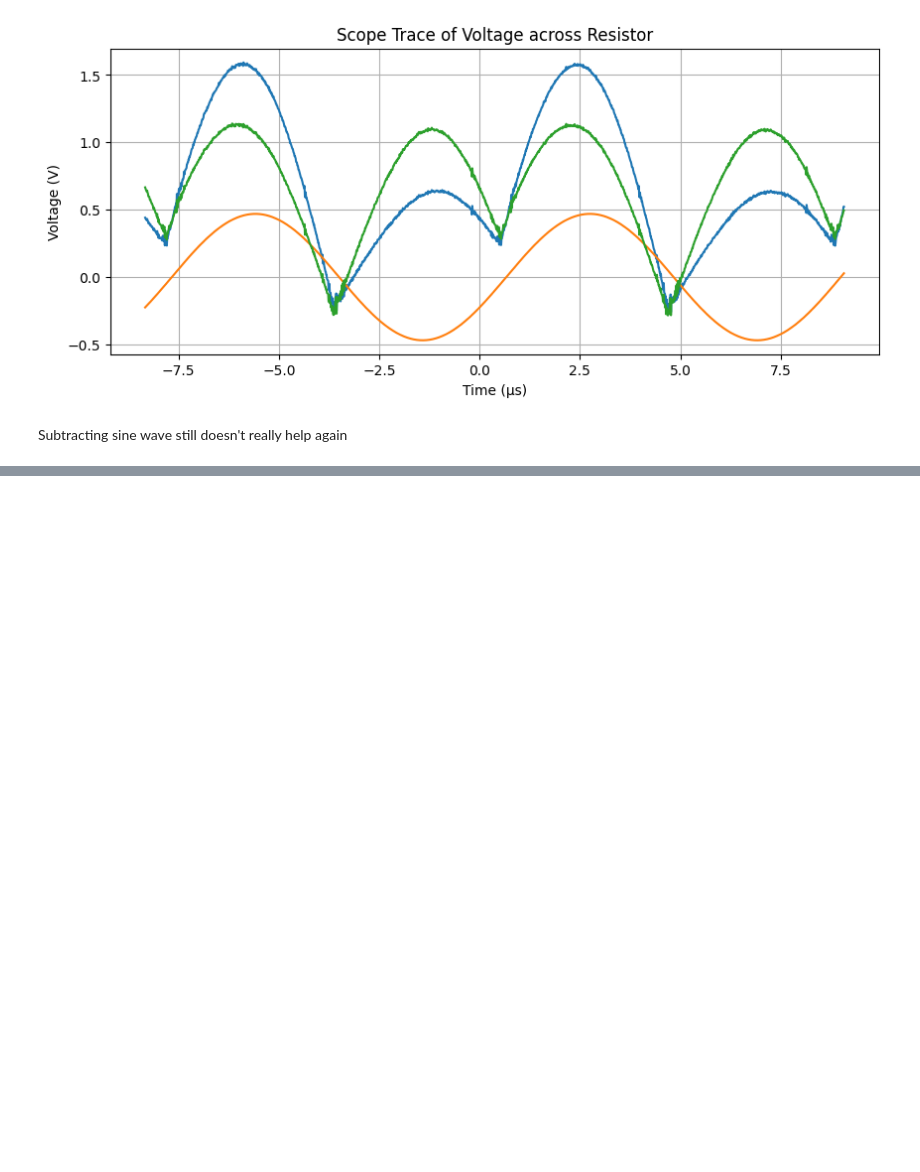
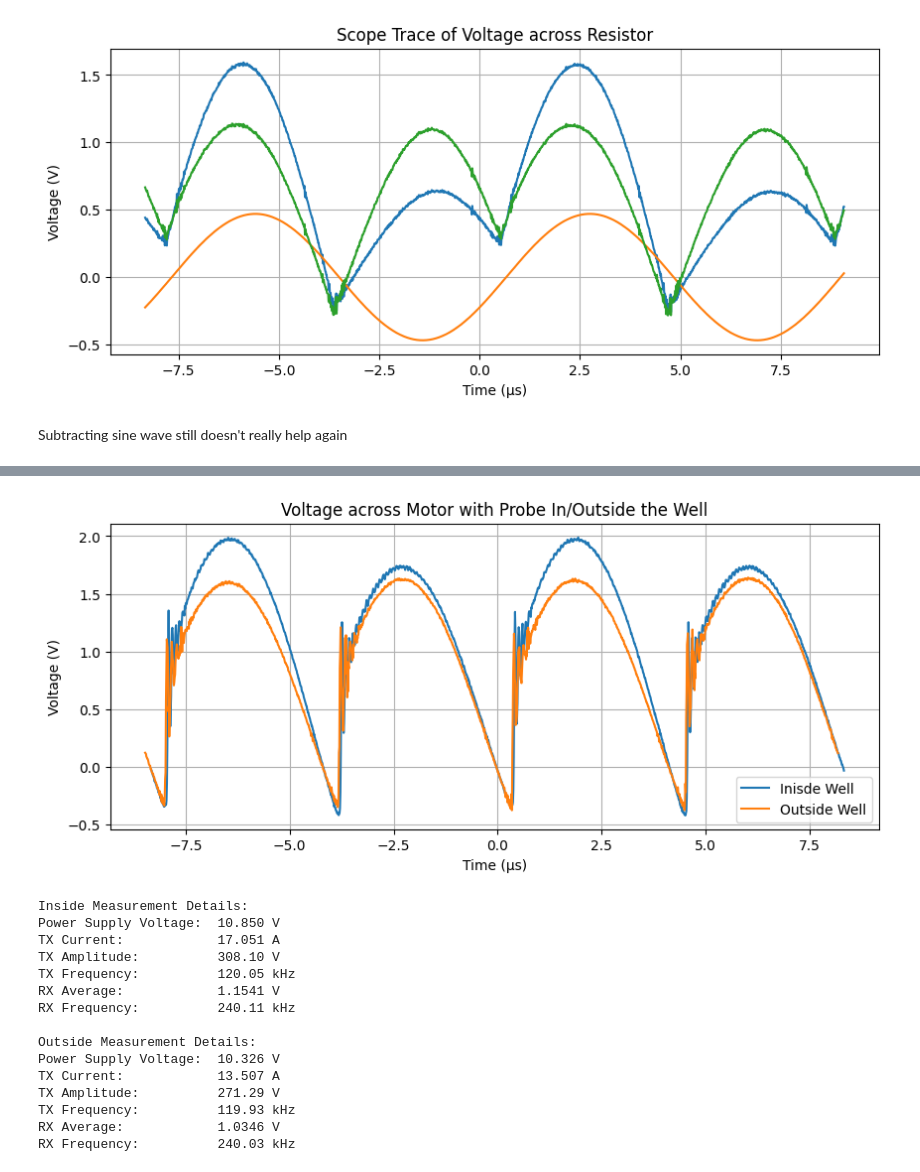
Before and after one commit to davisgtoth/Wireless-Drone-Data-Analysis, a Jupyter notebook: analysis.ipynb, the cells around one changed output, grey strips where cells are left out. Cells and saved outputs as stored; diff of their text form; code cells hidden in the pictures; blank space fills up the shorter version.

Commit message:
motor analysis done

```diff
--- a/analysis.ipynb
+++ b/analysis.ipynb
@@ -53,3 +42,12 @@ def get_Q_factor(freq, mag):
     f_right = freq[peak_idx + right_idxs[0]]
 
     return f_peak / (f_right - f_left)
+# %%
+def print_meas_deets(filename):
+    df = pd.read_csv(filename, comment='#')
+    print(f'Power Supply Voltage: {df['Value'][0]}')
+    print(f'TX Current:           {df['Value'][1]}')
+    print(f'TX Amplitude:         {df['Value'][2]}')
+    print(f'TX Frequency:         {df['Value'][3]}')
+    print(f'RX Average:           {df['Value'][5]}')
+    print(f'RX Frequency:         {df['Value'][6]}')
@@ -873,0 +889,49 @@ Subtracting sine wave still doesn't really help again
+# %%
+inside = pd.read_csv('11-19_RX_motor/motor.csv', comment='#')
+outside = pd.read_csv('11-27_RX_motor/trace1.csv', comment='#')
+
+in_time = inside['Time (s)'].to_numpy()
+in_volt = inside['Channel 4 (V)'].to_numpy()*10
+
+out_time = outside['Time (s)'].to_numpy()
+out_volt = outside['Channel 4 (V)'].to_numpy()*10
+
+freq = 120*1e3
+period = 1/freq
+start = np.argmin(np.abs(in_time + 1*period))
+stop = np.argmin(np.abs(in_time - 1*period))
+
+plt.figure(figsize=(10,4))
+plt.plot(in_time[start:stop]*1e6, in_volt[start:stop], label='Inisde Well')
+plt.plot(out_time[start:stop]*1e6, out_volt[start:stop], label='Outside Well')
+plt.xlabel('Time (\u03BCs)')
+plt.ylabel('Voltage (V)')
+plt.title('Voltage across Motor with Probe In/Outside the Well')
+plt.grid()
+plt.legend()
+plt.show()
+
+print('Inside Measurement Details:')
+print_meas_deets('11-19_RX_motor/motor_meas.csv')
+
+print('')
+
+print('Outside Measurement Details:')
+print_meas_deets('11-27_RX_motor/trace1_meas.csv')
+# %% [output]
+[figure, added]
+Inside Measurement Details:
+Power Supply Voltage:  10.850 V
+TX Current:            17.051 A
+TX Amplitude:          308.10 V
+TX Frequency:          120.05 kHz
+RX Average:            1.1541 V
+RX Frequency:          240.11 kHz
+
+Outside Measurement Details:
+Power Supply Voltage:  10.326 V
+TX Current:            13.507 A
+TX Amplitude:          271.29 V
+TX Frequency:          119.93 kHz
+RX Average:            1.0346 V
+RX Frequency:          240.03 kHz
```
Also changed, not shown: parts of 7 cells of this notebook, 5 other files.
